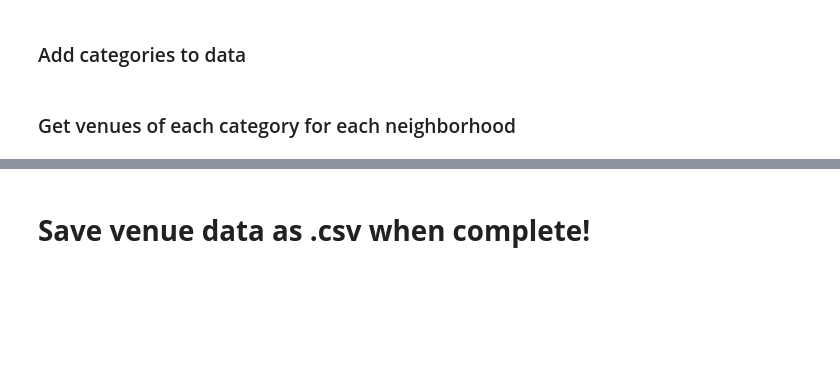
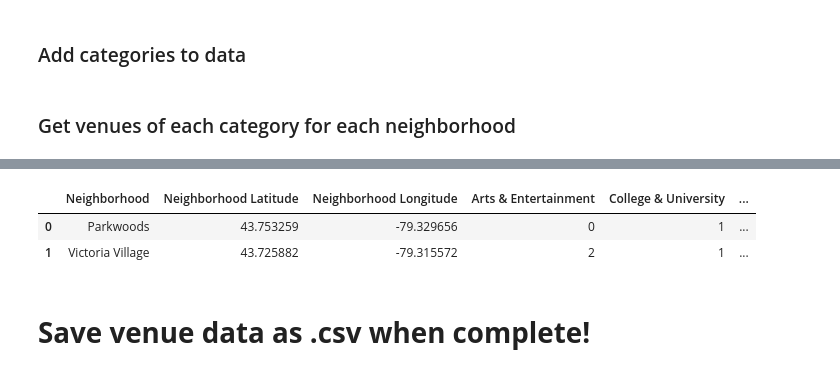
Before and after one commit to TobiasHoefchen/Coursera_Capstone, a Jupyter notebook: Capstone_Project_week5.ipynb, the cells around one changed output, grey strips where cells are left out. Cells and saved outputs as stored; diff of their text form; code cells hidden in the pictures; blank space fills up the shorter version.

```diff
--- a/Capstone_Project_week5.ipynb
+++ b/Capstone_Project_week5.ipynb
@@ -207,0 +311,6 @@ LIMIT = 100 # A default Foursquare API limit value
+# %%
+def load_file(foldername, filename):
+    with open(f'./data/{foldername}/{filename}.txt') as f:
+        df = json.load(f)
+
+    return df
@@ -208,33 +341,26 @@ LIMIT = 100 # A default Foursquare API limit value
 # %%
-def getNearbyVenues(categories, names, latitudes, longitudes, radius=500):
+def load_scraped_data(data, categories):
 
     nearby_venues = pd.DataFrame(columns = ['Neighborhood', 'Neighborhood Latitude', 'Neighborhood Longitude'] + categories)
 
-    for name, lat, lng in zip(names, latitudes, longitudes):
+    for idx, rowdata in data.iterrows():
+        if idx == 2:
+            break
 
         tmpDict = my_dictionary()
-        tmpDict.add("Neighborhood",name)
-        tmpDict.add("Neighborhood Latitude", lat)
-        tmpDict.add("Neighborhood Longitude", lng)
+        tmpDict.add("Neighborhood",rowdata["Neighborhood"])
+        tmpDict.add("Neighborhood Latitude", rowdata["Latitude"])
+        tmpDict.add("Neighborhood Longitude", rowdata["Longitude"])
 
         for category in categories:
-            # create the API request URL
-            url = 'https://api.foursquare.com/v2/venues/search?categoryID={}&client_id={}&client_secret={}&v={}&ll={},{}&radius={}&limit={}'.format(
-                categoriesDict[category],
-                CLIENT_ID,
-                CLIENT_SECRET,
-                VERSION,
-                lat,
-                lng,
-                radius,
-                LIMIT)
 
-            # make the GET request to get amount of items of each category
-            if requests.get(url).json()["meta"]["code"] == 429:
-                #which means i'm out of calls for today
+            #load scraped data
+            scraped_data = load_file(rowdata["Neighborhood"], category)
+
+            if len(scraped_data) > 0:
+                results = scraped_data["venues"]
+            else:
                 results = []
-            else:
-                results = requests.get(url).json()["response"]["venues"]
 
             #count quantity of items of each category
             quantity = len(results)
@@ -269,3 +375,10 @@ venue_data.shape
+# %%
+venue_data = load_scraped_data(data, categories)
+venue_data
+# %% [output]
+|  | Neighborhood | Neighborhood Latitude | Neighborhood Longitude | Arts & Entertainment | College & University | ... |
+| 0 | Parkwoods | 43.753259 | -79.329656 | 0 | 1 | ... |
+| 1 | Victoria Village | 43.725882 | -79.315572 | 2 | 1 | ... |
 # %% [markdown]
 # **Save venue data as .csv when complete!**
 # %% [markdown]
```
Also changed, not shown: parts of 27 cells of this notebook, 2 other files.
